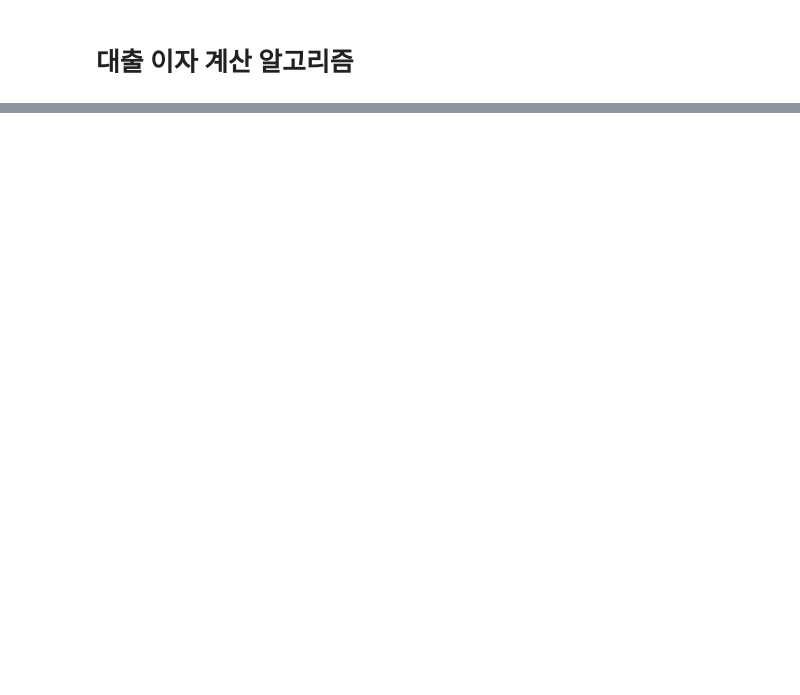
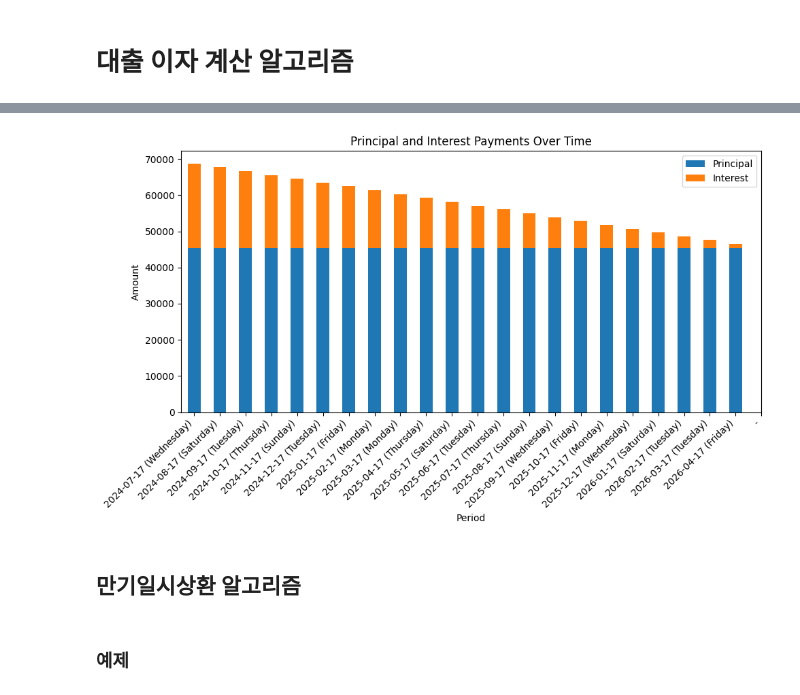
Before and after one commit to DY-Microfinance-Customer-Management/dymf-algorithm, a Jupyter notebook: app/algorithm/loan.ipynb, the cells around one changed output, grey strips where cells are left out. Saved outputs shown, nothing was run; the diff lists cells and outputs as text; code cells hidden in the pictures; blank space fills up the shorter version.

```diff
--- a/app/algorithm/loan.ipynb
+++ b/app/algorithm/loan.ipynb
@@ -65,0 +266,20 @@ for payment in schedule:
+# %%
+from datetime import datetime
+start_date = datetime(2024, 7, 17)
+principal = 1000000
+expiration_months = 22
+annual_interest_rate = 0.28
+# %%
+# 한달 단위
+df = calculate_equal_principal_payment(start_date, principal, expiration_months, annual_interest_rate, cycle='month')
+
+# 4주 단위
+# df = calculate_equal_principal_payment(start_date, principal, expiration_months, annual_interest_rate, cycle='4week')
+
+# 2주 단위
+# df = calculate_equal_principal_payment(start_date, principal, expiration_months, annual_interest_rate, cycle='2week')
+
+# 1주 단위
+# df = calculate_equal_principal_payment(start_date, principal, expiration_months, annual_interest_rate, cycle='week')
+
+df
@@ -65,0 +304,6 @@ for payment in schedule:
+# %%
+graph_function(df)
+# %% [output]
+[figure, added]
+# %% [markdown]
+## 만기일시상환 알고리즘
@@ -65,0 +391,2 @@ for payment in schedule:
+# %% [markdown]
+### 예제
```
Also changed, not shown: parts of 23 cells of this notebook, 2 other files.
